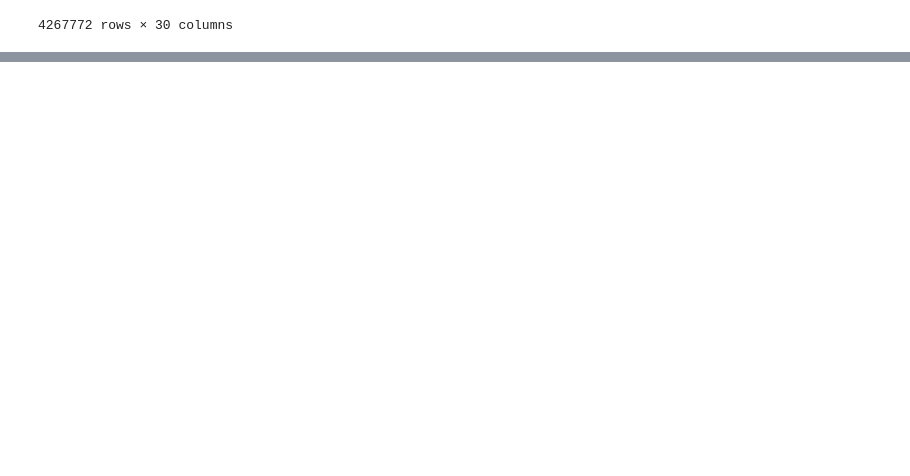
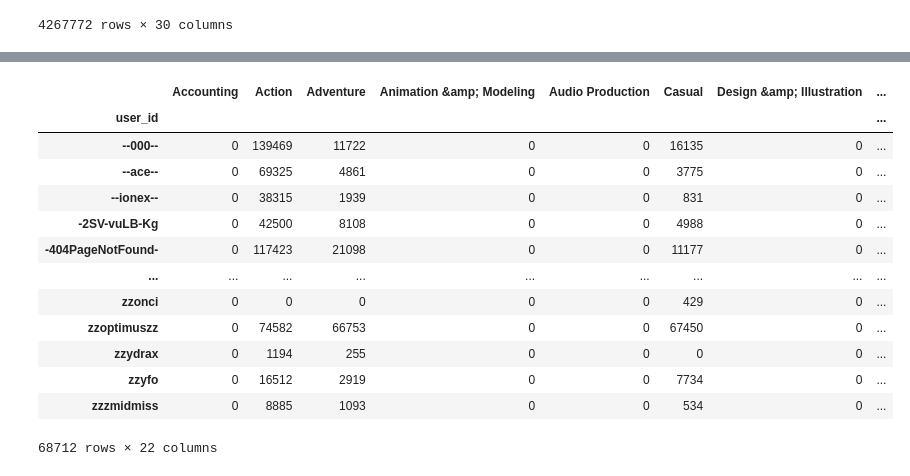
Before and after one commit to dariojacome/PMLOS, a Jupyter notebook: apis.ipynb, the cells around one changed output, grey strips where cells are left out. Drawn from its saved outputs; the diff is of its cells as text; code cells hidden in the pictures; blank space fills up the shorter version.

```diff
--- a/apis.ipynb
+++ b/apis.ipynb
@@ -4,5 +7,5 @@ from datetime import datetime
 # %%
-df_user= pd.read_csv('nuevouser.csv')
+df_user= pd.read_parquet('user.parquet')
 df_user
 # %% [output]
 |  | user_id | item_id | playtime_forever |
@@ -37,6 +40,7 @@ df_review
 59305 rows × 5 columns
 # %%
 df_items=pd.read_csv('juego.csv')
+df_items['price'].fillna(0, inplace=True)
 df_items
 # %% [output]
 |  | publisher | title | price | item_id | developer | release_year | Accounting | Action | Adventure | ... |
@@ -199,5 +198,8 @@ df_genre
 # %%
 df_genre=df_genre.dropna(subset=['user_id'])
+
+df_genre['playtime_forever'] = df_genre['playtime_forever'].astype('int64')
+
 df_genre
 # %% [output]
 |  | user_id | item_id | playtime_forever | publisher | title | price | developer | release_year | Accounting | ... |
@@ -285,0 +256,5 @@ def genre(genero:str):
+# %%
+# Reemplaza True por su equivalente en la columna "playtime_forever" para las de los generos para su posterior analisis
+df_genre[df_genre.columns[3:]] = df_genre[df_genre.columns[3:]].multiply(df_genre['playtime_forever'], axis='index')
+
+df_genre
@@ -285,0 +373,23 @@ def genre(genero:str):
+# %%
+#se agrupa por usuario y se suma las demas columnas para obtener las horas jugadas de cada usuario por genero
+df_genre_user = df_genre.groupby('user_id').sum(numeric_only=True)
+
+#se elimina las columnas item_id y playtime_forever
+df_genre_user = df_genre_user.drop(['item_id', 'playtime_forever'], axis=1)
+
+df_genre_user
+# %% [output]
+|  | Accounting | Action | Adventure | Animation &amp; Modeling | Audio Production | Casual | Design &amp; Illustration | ... |
+| user_id |  |  |  |  |  |  |  | ... |
+| --000-- | 0 | 139469 | 11722 | 0 | 0 | 16135 | 0 | ... |
+| --ace-- | 0 | 69325 | 4861 | 0 | 0 | 3775 | 0 | ... |
+| --ionex-- | 0 | 38315 | 1939 | 0 | 0 | 831 | 0 | ... |
+| -2SV-vuLB-Kg | 0 | 42500 | 8108 | 0 | 0 | 4988 | 0 | ... |
+| -404PageNotFound- | 0 | 117423 | 21098 | 0 | 0 | 11177 | 0 | ... |
+| ... | ... | ... | ... | ... | ... | ... | ... | ... |
+| zzonci | 0 | 0 | 0 | 0 | 0 | 429 | 0 | ... |
+| zzoptimuszz | 0 | 74582 | 66753 | 0 | 0 | 67450 | 0 | ... |
+| zzydrax | 0 | 1194 | 255 | 0 | 0 | 0 | 0 | ... |
+| zzyfo | 0 | 16512 | 2919 | 0 | 0 | 7734 | 0 | ... |
+| zzzmidmiss | 0 | 8885 | 1093 | 0 | 0 | 534 | 0 | ... |
+68712 rows × 22 columns
```
Also changed, not shown: parts of 63 cells of this notebook, 1 other file.
